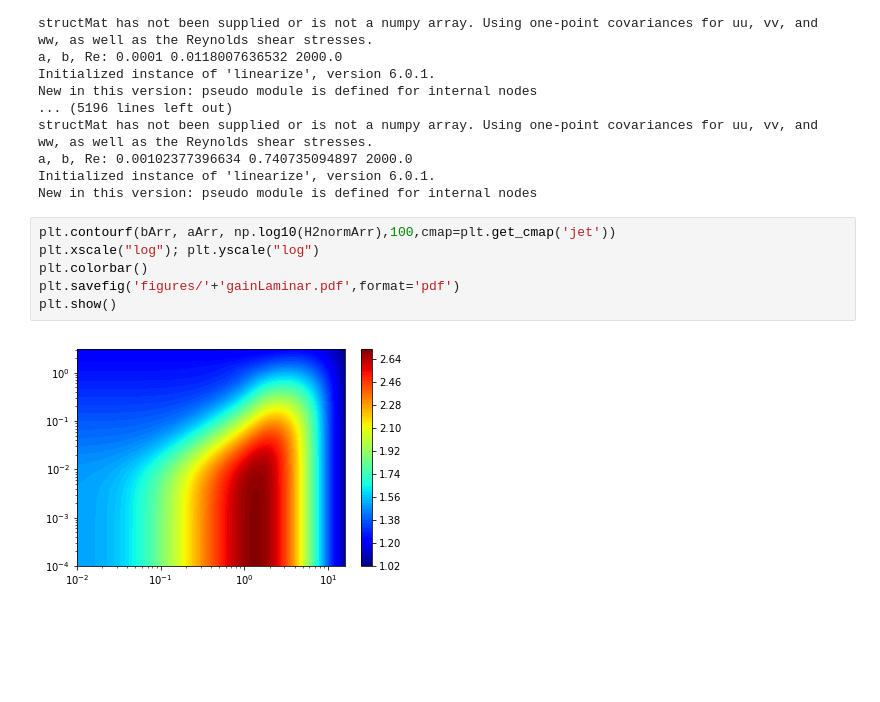
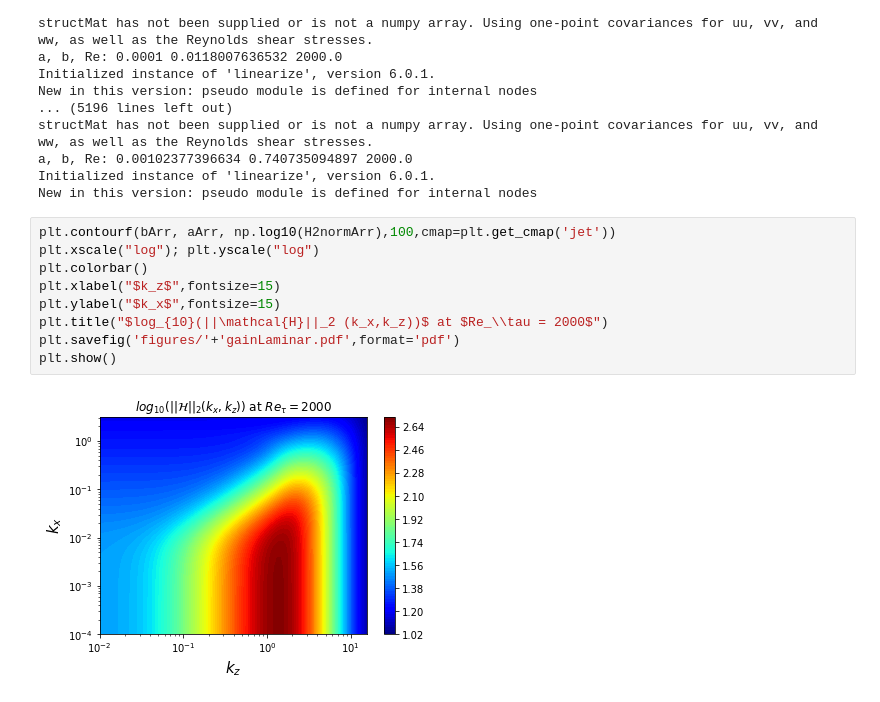
Before and after one commit to saba-vadarevu/Linear-Coherent-Structures-in-Channel-flows, a Jupyter notebook: library/statisticCompletion.ipynb, the cells around one changed output. Saved outputs shown, nothing was run; the diff lists cells and outputs as text; blank space fills up the shorter version.

```diff
--- a/library/statisticCompletion.ipynb
+++ b/library/statisticCompletion.ipynb
@@ -508,11 +508,14 @@ New in this version: pseudo module is defined for internal nodes
 # %%
 plt.contourf(bArr, aArr, np.log10(H2normArr),100,cmap=plt.get_cmap('jet'))
 plt.xscale("log"); plt.yscale("log")
 plt.colorbar()
+plt.xlabel("$k_z$",fontsize=15)
+plt.ylabel("$k_x$",fontsize=15)
+plt.title("$log_{10}(||\mathcal{H}||_2 (k_x,k_z))$ at $Re_\\tau = 2000$")
 plt.savefig('figures/'+'gainLaminar.pdf',format='pdf')
 plt.show()
 # %% [output]
-[figure, old version]
+[figure, new version]
 # %%
 from scipy.linalg import solve_sylvester
 a = 1.; b= 1.; N = 50; k2 = a**2 + b**2
```
Also changed, not shown: parts of 13 cells of this notebook, 1 other file.
